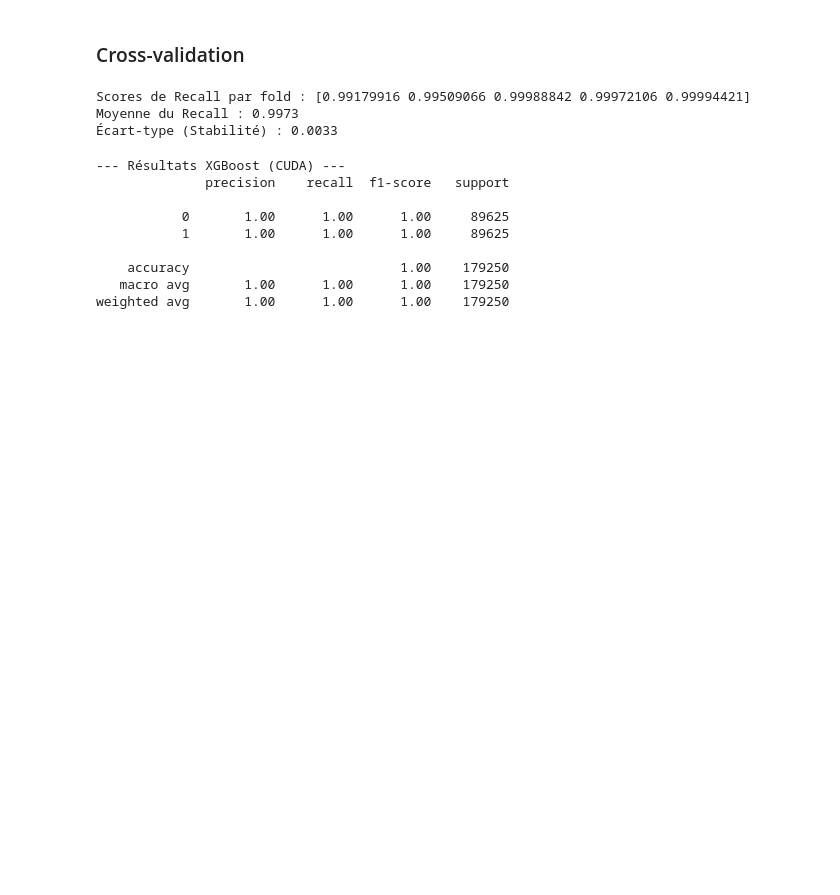
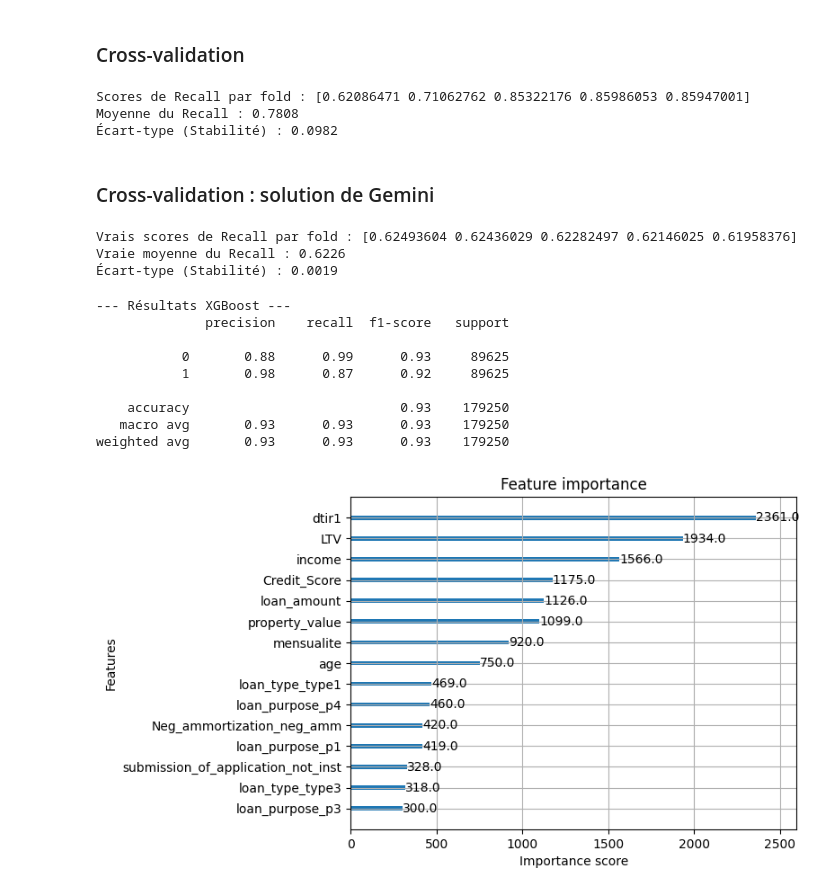
Before and after one commit to Wissem-Sahli-Engineer/CreditGuard-ML-Scoring, a Jupyter notebook: main.ipynb, the cells around one changed output. Cells and saved outputs as stored; diff of their text form; code cells hidden in the pictures; blank space fills up the shorter version.

```diff
--- a/main.ipynb
+++ b/main.ipynb
@@ -921,6 +984,10 @@ Status
 Name: count, dtype: int64
 # %% [markdown]
 ## Training
+# %%
+X_train_resampled = X_train_resampled.drop(columns=["Interest_rate_spread","Upfront_charges","rate_of_interest"])
+
+X_train = X_train.drop(columns=["Interest_rate_spread","Upfront_charges","rate_of_interest"])
 # %%
 from sklearn.linear_model import LinearRegression
 from sklearn.metrics import classification_report
@@ -1052,9 +1091,37 @@ print(f"Scores de Recall par fold : {scores}")
 print(f"Moyenne du Recall : {scores.mean():.4f}")
 print(f"Écart-type (Stabilité) : {scores.std():.4f}")
 # %% [output]
-Scores de Recall par fold : [0.99179916 0.99509066 0.99988842 0.99972106 0.99994421]
-Moyenne du Recall : 0.9973
-Écart-type (Stabilité) : 0.0033
+Scores de Recall par fold : [0.62086471 0.71062762 0.85322176 0.85986053 0.85947001]
+Moyenne du Recall : 0.7808
+Écart-type (Stabilité) : 0.0982
+# %% [markdown]
+### Cross-validation : solution de Gemini
+# %%
+from imblearn.pipeline import make_pipeline as make_imb_pipeline
+from sklearn.model_selection import cross_val_score
+
+# 1. On crée un pipeline qui fait SMOTE puis Random Forest
+cv_pipeline = make_imb_pipeline(
+    SMOTE(random_state=42),
+    RandomForestClassifier(n_estimators=100, max_depth=15, random_state=42, n_jobs=-1)
+)
+
+# 2. On lance la CV sur les données nettoyées AVANT SMOTE (X_train_clean)
+vrais_scores = cross_val_score(
+    cv_pipeline,
+    X_train,
+    y_train,
+    cv=5,
+    scoring="recall"
+)
+
+print(f"Vrais scores de Recall par fold : {vrais_scores}")
+print(f"Vraie moyenne du Recall : {vrais_scores.mean():.4f}")
+print(f"Écart-type (Stabilité) : {vrais_scores.std():.4f}")
+# %% [output]
+Vrais scores de Recall par fold : [0.62493604 0.62436029 0.62282497 0.62146025 0.61958376]
+Vraie moyenne du Recall : 0.6226
+Écart-type (Stabilité) : 0.0019
 # %%
 from xgboost import XGBClassifier
 
@@ -1077,15 +1144,24 @@ xgb.fit(X_train_resampled, y_train_resampled)
 
 y_pred_xgb = xgb.predict(X_train_resampled)
 
-print("--- Résultats XGBoost (CUDA) ---")
+print("--- Résultats XGBoost ---")
 print(classification_report(y_train_resampled, y_pred_xgb))
 # %% [output]
---- Résultats XGBoost (CUDA) ---
+--- Résultats XGBoost ---
               precision    recall  f1-score   support
 
-           0       1.00      1.00      1.00     89625
-           1       1.00      1.00      1.00     89625
+           0       0.88      0.99      0.93     89625
+           1       0.98      0.87      0.92     89625
 
-    accuracy                           1.00    179250
-   macro avg       1.00      1.00      1.00    179250
-weighted avg       1.00      1.00      1.00    179250
+    accuracy                           0.93    179250
+   macro avg       0.93      0.93      0.93    179250
+weighted avg       0.93      0.93      0.93    179250
+# %%
+import matplotlib.pyplot as plt
+from xgboost import plot_importance
+
+# Afficher les variables les plus importantes
+plot_importance(xgb, max_num_features=15)
+plt.show()
+# %% [output]
+[figure, added]
```
Also changed, not shown: parts of 30 cells of this notebook.
